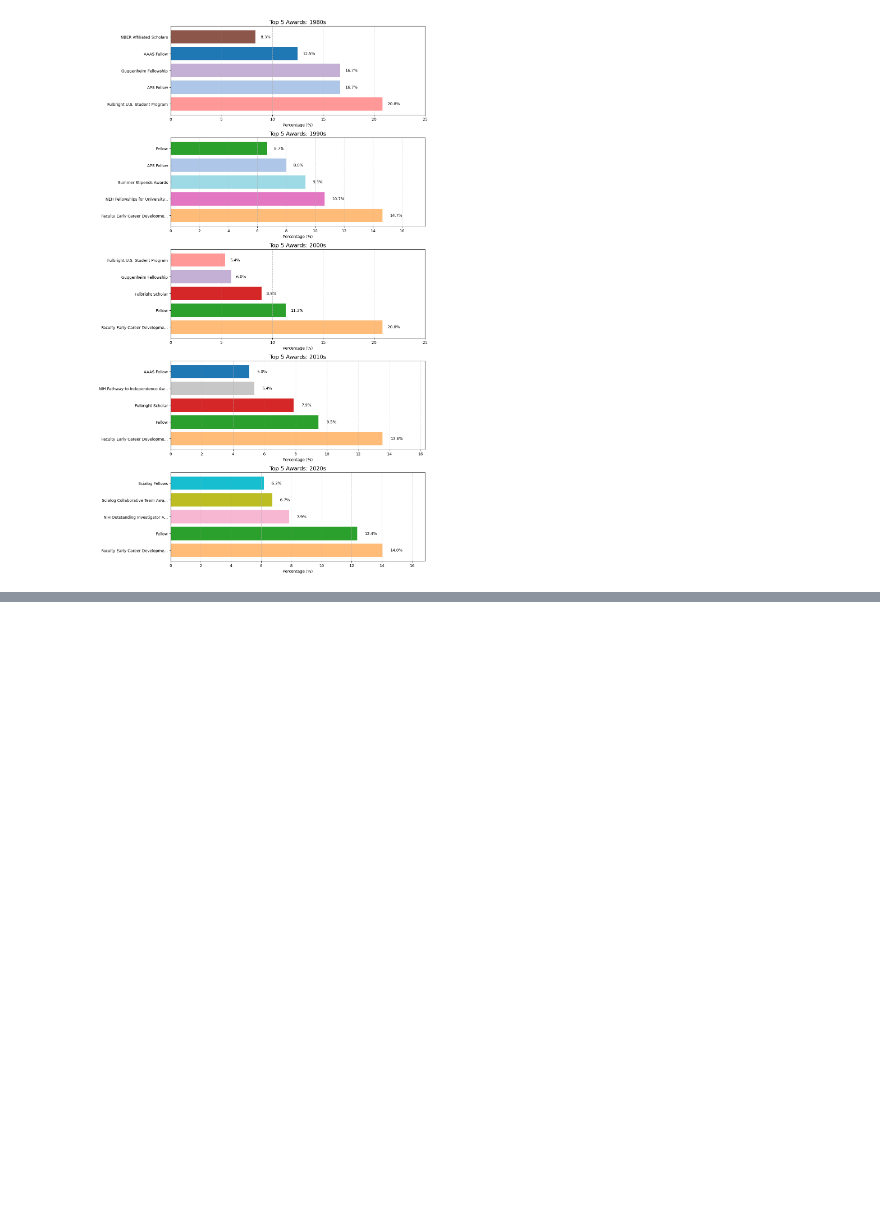
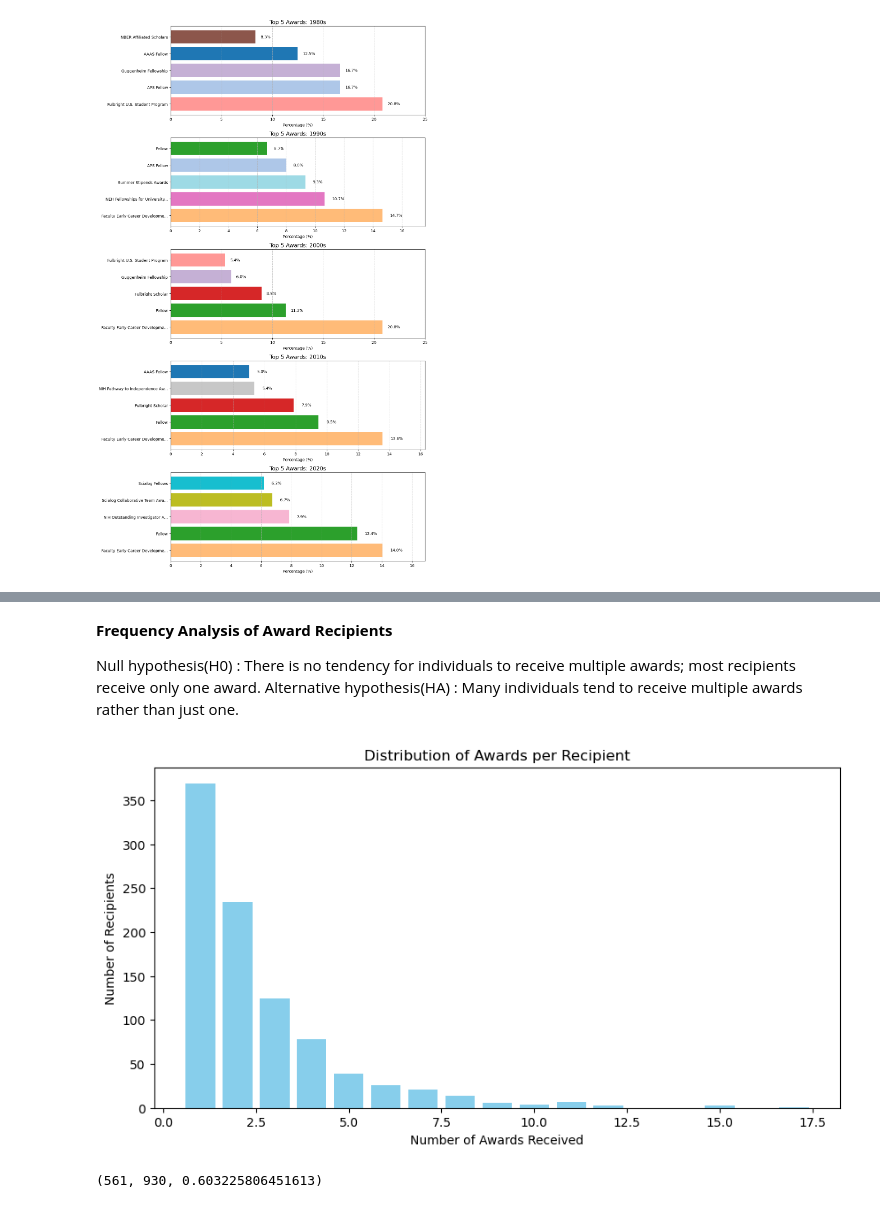
Before and after one commit to BU-Spark/ds-bu-awards-analysis, a Jupyter notebook: clean_data/hyp_test_ri_matches.ipynb, the cells around one changed output, grey strips where cells are left out. Drawn from its saved outputs; the diff is of its cells as text; code cells hidden in the pictures; blank space fills up the shorter version.

```diff
--- a/clean_data/hyp_test_ri_matches.ipynb
+++ b/clean_data/hyp_test_ri_matches.ipynb
@@ -220,0 +368,31 @@ plt.tight_layout()
+# %% [markdown]
+**Frequency Analysis of Award Recipients**
+
+Null hypothesis(H0) : There is no tendency for individuals to receive multiple awards; most recipients receive only one award.
+Alternative hypothesis(HA) : Many individuals tend to receive multiple awards rather than just one.
+# %%
+# calculate Person Name per year
+person_award_counts = df['personname'].value_counts()
+
+# distirbution
+award_distribution = person_award_counts.value_counts().sort_index()
+
+import matplotlib.pyplot as plt
+
+plt.figure(figsize=(10, 5))
+plt.bar(award_distribution.index, award_distribution.values, color='skyblue')
+plt.xlabel("Number of Awards Received")
+plt.ylabel("Number of Recipients")
+plt.title("Distribution of Awards per Recipient")
+plt.xticks(rotation=0)
+plt.show()
+
+# calculate the percentage of the multiple award winners
+multiple_award_winners = person_award_counts[person_award_counts > 1].count()
+total_recipients = person_award_counts.count()
+multiple_award_ratio = multiple_award_winners / total_recipients
+
+multiple_award_winners, total_recipients, multiple_award_ratio
+# %% [output]
+[figure, added]
+(561, 930, 0.603225806451613)
```
Also changed, not shown: parts of 24 cells of this notebook.
